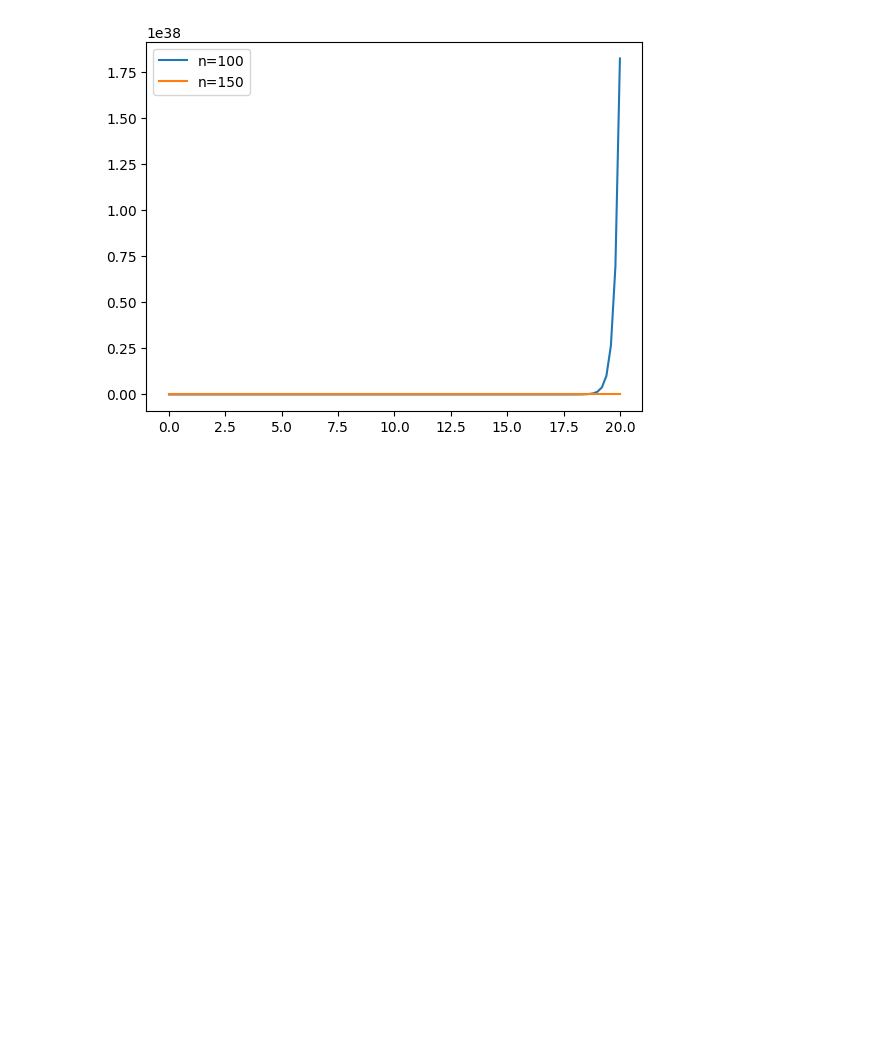
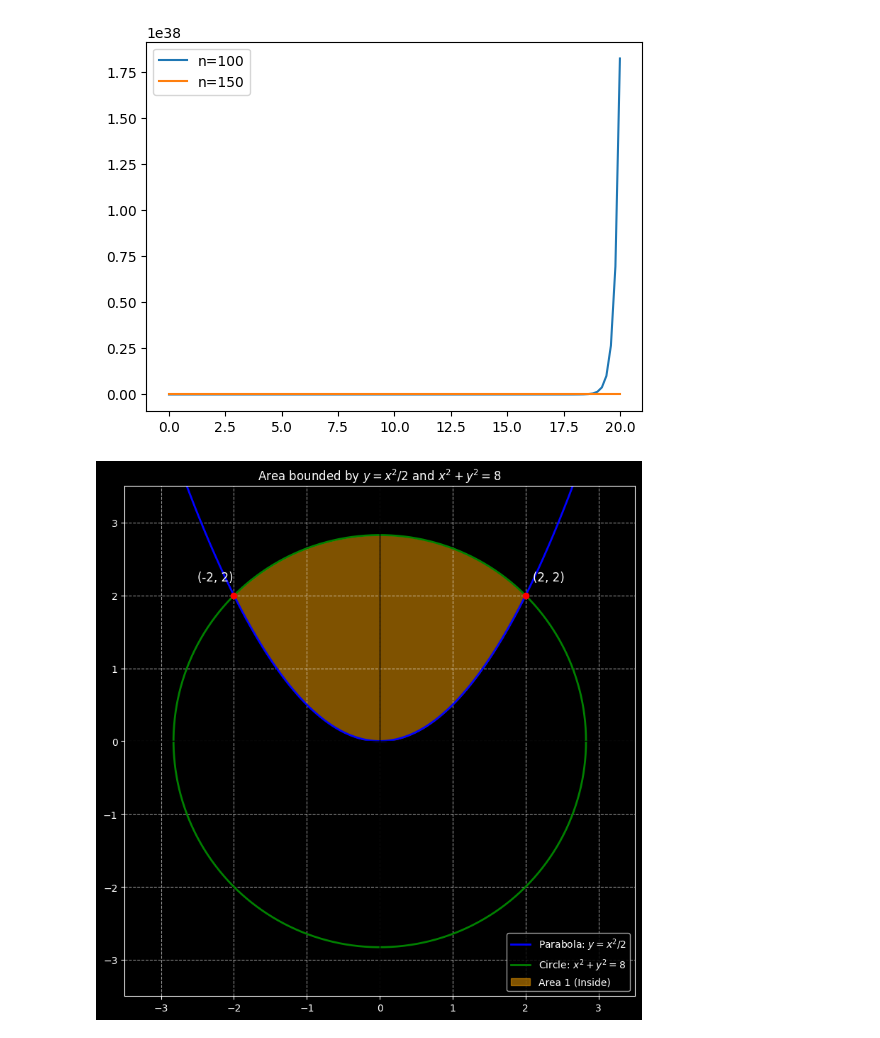
Before and after one commit to EntropyXi/Exercise-for-Fundamentals-of-Numerical-Computation-FNC-Datahub-, a Jupyter notebook: FNC Chapter 6/6.7.ipynb, the cells around one changed output. Cells and saved outputs as stored; diff of their text form; code cells hidden in the pictures; blank space fills up the shorter version.

```diff
--- a/FNC Chapter 6/6.7.ipynb
+++ b/FNC Chapter 6/6.7.ipynb
@@ -625,3 +625,63 @@ for i in range(0, 2):
     ax.grid()
 # %% [output]
 [figure]
+# %%
+import numpy as np
+import matplotlib.pyplot as plt
+
+# 设置绘图范围
+x = np.linspace(-3.5, 3.5, 400)
+x_fill = np.linspace(-2, 2, 200)
+
+# 定义函数
+y_parabola = x**2 / 2
+y_circle_upper = np.sqrt(8 - x**2)
+y_circle_lower = -np.sqrt(8 - x**2)
+
+# 处理圆的定义域问题 (防止sqrt负数报错，虽然linspace已控制，但为了严谨)
+y_circle_upper = np.nan_to_num(y_circle_upper)
+y_circle_lower = np.nan_to_num(y_circle_lower)
+
+# 创建画布
+fig, ax = plt.subplots(figsize=(8, 8))
+
+# 绘制曲线
+ax.plot(x, y_parabola, label=r'Parabola: $y = x^2/2$', color='blue', linewidth=2)
+# 绘制圆 (上半部分和下半部分)
+# 为了画完整的圆，我们需要拼接数据或者画两次
+theta = np.linspace(0, 2*np.pi, 200)
+r = np.sqrt(8)
+x_circle = r * np.cos(theta)
+y_circle = r * np.sin(theta)
+ax.plot(x_circle, y_circle, label=r'Circle: $x^2 + y^2 = 8$', color='green', linewidth=2)
+
+# 填充区域 A1 (抛物线内侧，圆内)
+# 也就是 y_parabola 和 y_circle_upper 之间的区域，范围 -2 到 2
+y_parabola_fill = x_fill**2 / 2
+y_circle_fill = np.sqrt(8 - x_fill**2)
+ax.fill_between(x_fill, y_parabola_fill, y_circle_fill, color='orange', alpha=0.5, label='Area 1 (Inside)')
+
+# 填充区域 A2 (圆内的其余部分)
+# 这比较难直接用fill_between画，我们可以简单的理解为“圆面积 - 橙色区域”
+# 为了视觉效果，我们只标记关键点
+
+# 标记交点
+ax.plot([-2, 2], [2, 2], 'ro')
+ax.text(-2.5, 2.2, '(-2, 2)', fontsize=12)
+ax.text(2.1, 2.2, '(2, 2)', fontsize=12)
+
+# 设置坐标轴
+ax.axhline(0, color='black', linewidth=1)
+ax.axvline(0, color='black', linewidth=1)
+ax.set_xlim(-3.5, 3.5)
+ax.set_ylim(-3.5, 3.5)
+ax.set_aspect('equal')
+ax.grid(True, linestyle='--', alpha=0.6)
+ax.legend(loc='lower right')
+ax.set_title('Area bounded by $y=x^2/2$ and $x^2+y^2=8$')
+
+# 保存并显示
+plt.tight_layout()
+plt.show()
+# %% [output]
+[figure, added]
```
